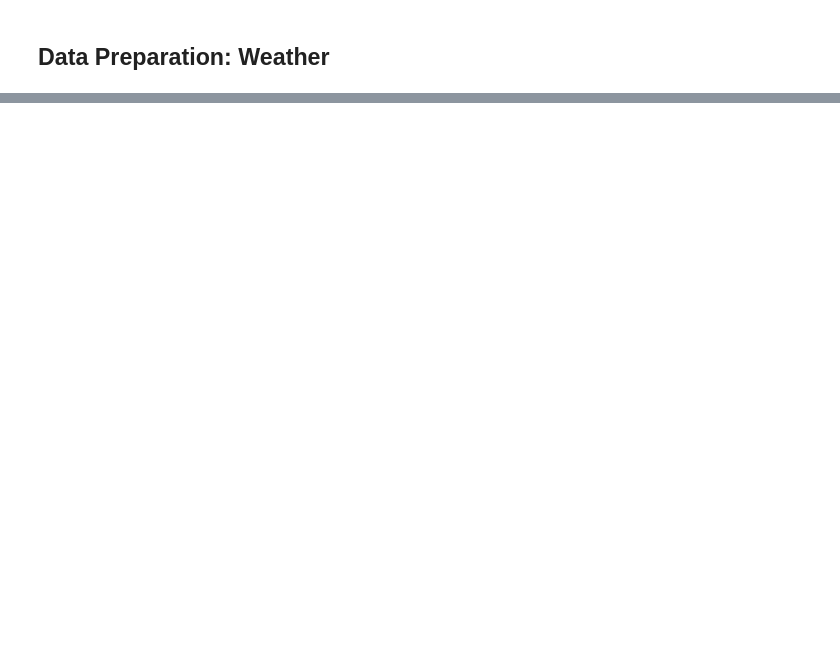
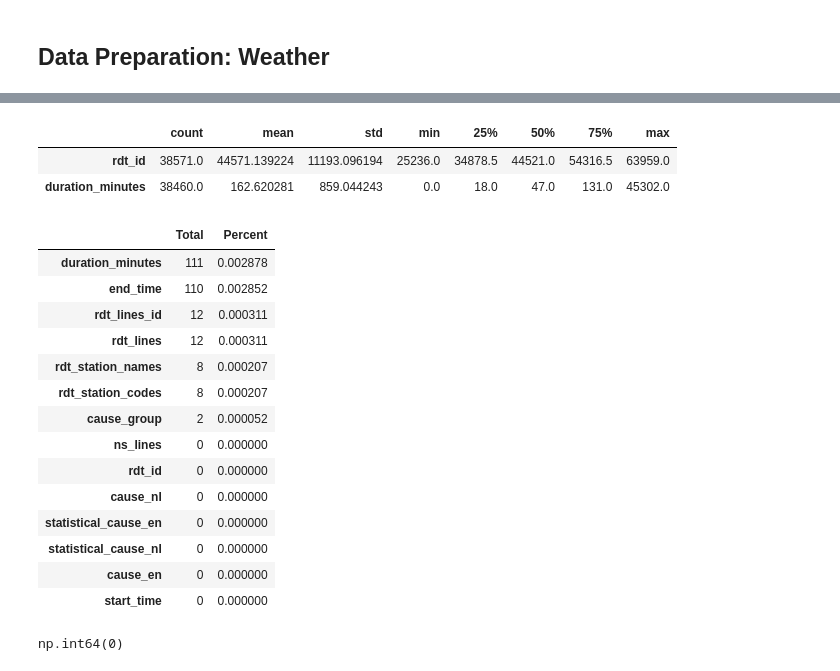
Before and after one commit to ywang0202/master_thesis, a Jupyter notebook: Data_exploration.ipynb, the cells around one changed output, grey strips where cells are left out. Cells and saved outputs as stored; diff of their text form; code cells hidden in the pictures; blank space fills up the shorter version.

```diff
--- a/Data_exploration.ipynb
+++ b/Data_exploration.ipynb
@@ -13,12 +31,12 @@ import os
 # %%
-#Load in dataset services 2019-2022
-serv19 = pd.read_csv("data/Train Services 2019-2025/services-2019.csv")
-serv20 = pd.read_csv("data/Train Services 2019-2025/services-2020.csv")
-serv21 = pd.read_csv("data/Train Services 2019-2025/services-2021.csv")
-serv22 = pd.read_csv("data/Train Services 2019-2025/services-2022.csv")
+#Load in dataset services 2019-2022 (0.1s)
+serv19 = pd.read_csv("Train Disruptions 2019-2025/disruptions-2019.csv")
+serv20 = pd.read_csv("Train Disruptions 2019-2025/disruptions-2020.csv")
+serv21 = pd.read_csv("Train Disruptions 2019-2025/disruptions-2021.csv")
+serv22 = pd.read_csv("Train Disruptions 2019-2025/disruptions-2022.csv")
 # %%
-#Load in dataset services 2023-2025
-serv23 = pd.read_csv("data/Train Services 2019-2025/services-2023.csv")
-serv24 = pd.read_csv("data/Train Services 2019-2025/services-2024.csv")
-serv25 = pd.read_csv("data/Train Services 2019-2025/services-2025.csv")
+#Load in dataset services 2023-2025 (0.0s)
+serv23 = pd.read_csv("Train Disruptions 2019-2025/disruptions-2023.csv")
+serv24 = pd.read_csv("Train Disruptions 2019-2025/disruptions-2024.csv")
+serv25 = pd.read_csv("Train Disruptions 2019-2025/disruptions-2025.csv")
 # %%
@@ -38,12 +56,12 @@ weather = pd.read_csv( "data/Weather 2019-2025/Weather 2019-2025.txt", sep= ',',
 # %% [markdown]
 ## Concatenate Dataset: Services
 # %%
-#Concatenate dataset services as one
+#Concatenate dataset services as one (0.1s)
 
-train_services = pd.concat([serv19, serv20, serv21, serv22, serv23, serv24, serv25])
+train_services = pd.concat([serv19, serv20, serv21, serv22, serv23, serv24, serv25], ignore_index= True)
 serv_col_names = train_services.columns
-print( f" The column names are: {serv_col_names}" )
+print( f" The column names of services are: {serv_col_names}" )
 
-# rows, columns = train_services.shape
-# print( f"train_services has Rows: {rows}, Columns: {columns}" ) #Rows: 38571, Columns: 14
+rows, columns = train_services.shape
+print( f"train_services has Rows: {rows}, Columns: {columns}" ) #Rows: 38571, Columns: 14
 # %% [output]
@@ -82,0 +155,36 @@ KeyboardInterrupt:
+# %%
+#Analyzing train_services
+train_services.describe().T
+# %% [output]
+|  | count | mean | std | min | 25% | 50% | 75% | max |
+| rdt_id | 38571.0 | 44571.139224 | 11193.096194 | 25236.0 | 34878.5 | 44521.0 | 54316.5 | 63959.0 |
+| duration_minutes | 38460.0 | 162.620281 | 859.044243 | 0.0 | 18.0 | 47.0 | 131.0 | 45302.0 |
+# %%
+#check for Missing Value
+#code from 12:59 https://www.youtube.com/watch?v=MoM6mighOJM&t=778s
+
+total_serv = train_services.isnull().sum().sort_values(ascending=False)
+percent_serv = (train_services.isnull().sum()/train_services.isnull().count().sort_values(ascending=False))
+missvalue_services = pd.concat([total_serv,percent_serv], axis= 1, keys=["Total", "Percent"])
+missvalue_services
+# %% [output]
+|  | Total | Percent |
+| duration_minutes | 111 | 0.002878 |
+| end_time | 110 | 0.002852 |
+| rdt_lines_id | 12 | 0.000311 |
+| rdt_lines | 12 | 0.000311 |
+| rdt_station_names | 8 | 0.000207 |
+| rdt_station_codes | 8 | 0.000207 |
+| cause_group | 2 | 0.000052 |
+| ns_lines | 0 | 0.000000 |
+| rdt_id | 0 | 0.000000 |
+| cause_nl | 0 | 0.000000 |
+| statistical_cause_en | 0 | 0.000000 |
+| statistical_cause_nl | 0 | 0.000000 |
+| cause_en | 0 | 0.000000 |
+| start_time | 0 | 0.000000 |
+# %%
+#Check for any duplicates in the dataset
+train_services.duplicated().sum()
+# %% [output]
+np.int64(0)
```
Also changed, not shown: parts of 22 cells of this notebook, 4 other files.
